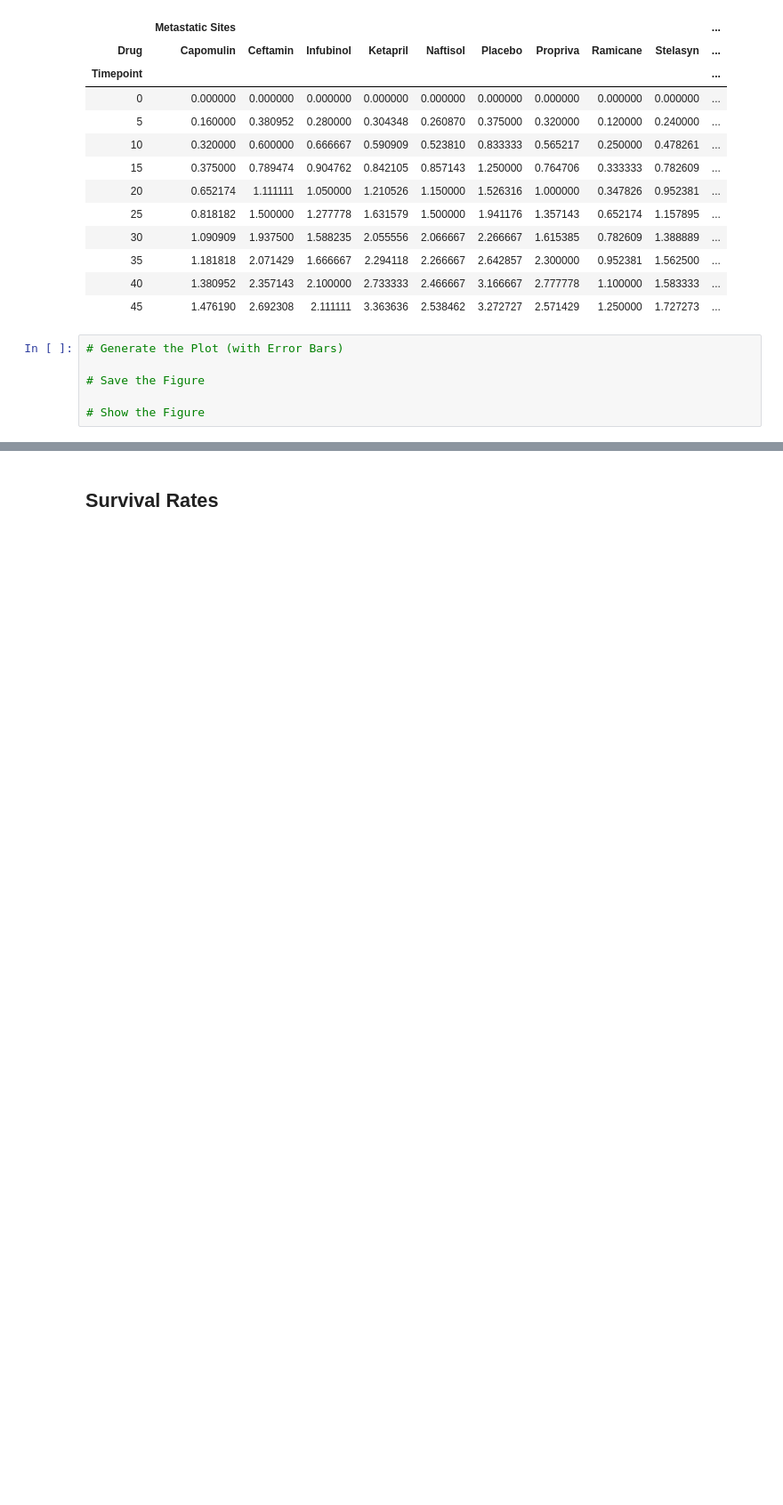
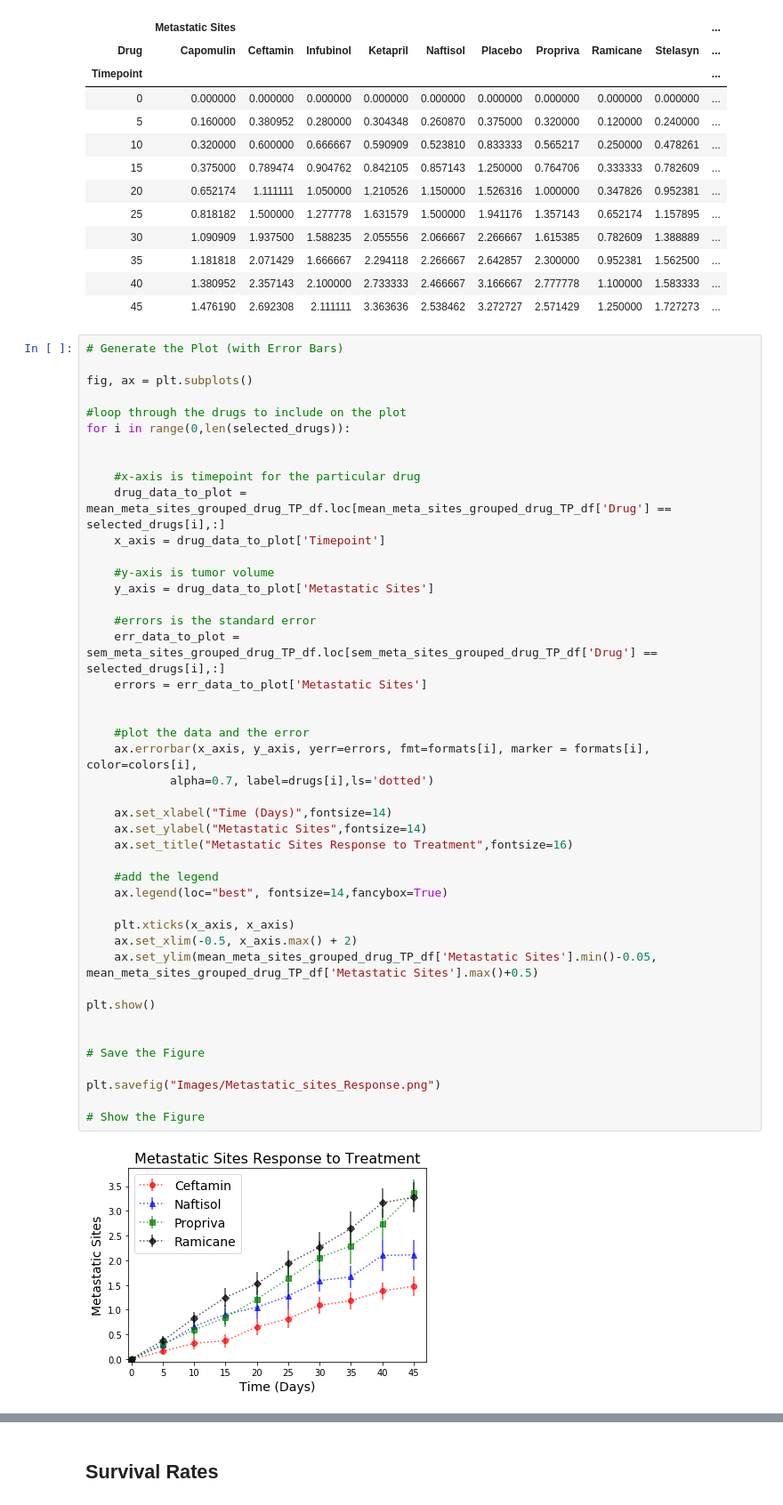
Before and after one commit to jbell69/matplotlib-challenge, a Jupyter notebook: Pymaceuticals/pymaceuticals_starter.ipynb, the cells around one changed output, grey strips where cells are left out. Shown at 89% size. Saved outputs shown, nothing was run; the diff lists cells and outputs as text; blank space fills up the shorter version.

```diff
--- a/Pymaceuticals/pymaceuticals_starter.ipynb
+++ b/Pymaceuticals/pymaceuticals_starter.ipynb
@@ -308,9 +308,49 @@ mean_meta_sites_group_drug_TP_df_pivot
 | 35 | 1.181818 | 2.071429 | 1.666667 | 2.294118 | 2.266667 | 2.642857 | 2.300000 | 0.952381 | 1.562500 | ... |
 | 40 | 1.380952 | 2.357143 | 2.100000 | 2.733333 | 2.466667 | 3.166667 | 2.777778 | 1.100000 | 1.583333 | ... |
 | 45 | 1.476190 | 2.692308 | 2.111111 | 3.363636 | 2.538462 | 3.272727 | 2.571429 | 1.250000 | 1.727273 | ... |
-# %%
-# Generate the Plot (with Error Bars)
-
-# Save the Figure
-
-# Show the Figure
+# %%
+# Generate the Plot (with Error Bars)
+
+fig, ax = plt.subplots()
+
+#loop through the drugs to include on the plot
+for i in range(0,len(selected_drugs)):
+
+
+    #x-axis is timepoint for the particular drug
+    drug_data_to_plot = mean_meta_sites_grouped_drug_TP_df.loc[mean_meta_sites_grouped_drug_TP_df['Drug'] == selected_drugs[i],:]
+    x_axis = drug_data_to_plot['Timepoint']
+
+    #y-axis is tumor volume
+    y_axis = drug_data_to_plot['Metastatic Sites']
+
+    #errors is the standard error
+    err_data_to_plot = sem_meta_sites_grouped_drug_TP_df.loc[sem_meta_sites_grouped_drug_TP_df['Drug'] == selected_drugs[i],:]
+    errors = err_data_to_plot['Metastatic Sites']
+
+
+    #plot the data and the error
+    ax.errorbar(x_axis, y_axis, yerr=errors, fmt=formats[i], marker = formats[i], color=colors[i],
+            alpha=0.7, label=drugs[i],ls='dotted')
+
+    ax.set_xlabel("Time (Days)",fontsize=14)
+    ax.set_ylabel("Metastatic Sites",fontsize=14)
+    ax.set_title("Metastatic Sites Response to Treatment",fontsize=16)
+
+    #add the legend
+    ax.legend(loc="best", fontsize=14,fancybox=True)
+
+    plt.xticks(x_axis, x_axis)
+    ax.set_xlim(-0.5, x_axis.max() + 2)
+    ax.set_ylim(mean_meta_sites_grouped_drug_TP_df['Metastatic Sites'].min()-0.05, mean_meta_sites_grouped_drug_TP_df['Metastatic Sites'].max()+0.5)
+
+plt.show()
+
+
+# Save the Figure
+
+plt.savefig("Images/Metastatic_sites_Response.png")
+
+# Show the Figure
+# %% [output]
+[figure, added]
```
Also changed, not shown: parts of 4 cells of this notebook, 2 other files.
